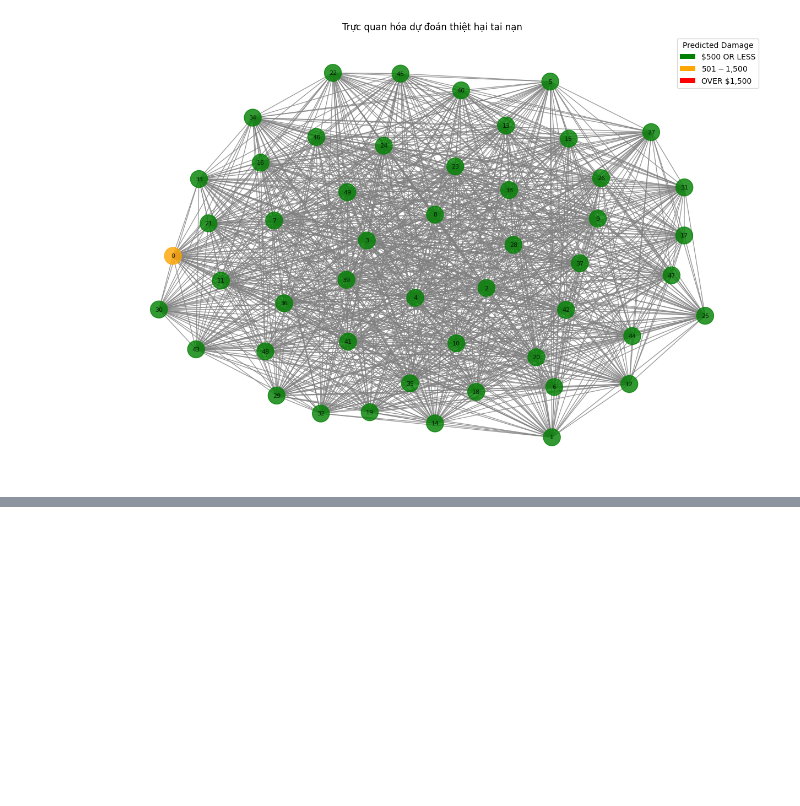
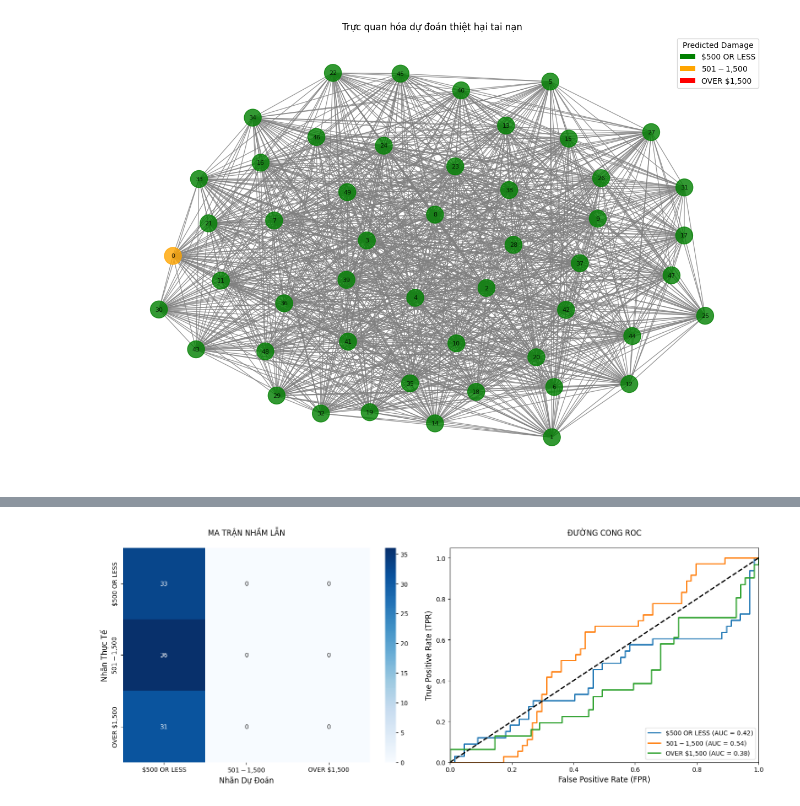
Before and after one commit to saramwon1103/traffic-accident-analysis, a Jupyter notebook: notebooks/prediction_damage.ipynb, the cells around one changed output, grey strips where cells are left out. Cells and saved outputs as stored; diff of their text form; code cells hidden in the pictures; blank space fills up the shorter version.

Commit message:
ROC-AUC evaluation and confusion matrix

```diff
--- a/notebooks/prediction_damage.ipynb
+++ b/notebooks/prediction_damage.ipynb
@@ -263,3 +263,73 @@ plt.axis('off')
 plt.show()
 # %% [output]
 [figure]
+# %%
+import pandas as pd
+import numpy as np
+import torch
+import matplotlib.pyplot as plt
+import seaborn as sns
+from sklearn.metrics import confusion_matrix, classification_report, roc_auc_score, roc_curve, auc
+from sklearn.preprocessing import label_binarize
+
+# Định nghĩa tên các lớp
+class_names = ["$500 OR LESS", "$501 - $1,500", "OVER $1,500"]
+
+def evaluate_model(true_labels, pred_labels, probabilities, class_names):
+    # 1. Phần đánh giá bằng văn bản
+    print("BÁO CÁO ĐÁNH GIÁ MÔ HÌNH CHI TIẾT")
+    print("-"*60)
+
+    # Hiển thị độ chính xác
+    accuracy = np.mean(true_labels == pred_labels)
+    print(f"\nĐộ chính xác tổng thể: {accuracy:.2%}")
+
+    # Hiển thị báo cáo phân loại
+    print("\nBáo cáo phân loại:")
+    print(classification_report(true_labels, pred_labels, target_names=class_names))
+
+    # Hiển thị AUC-ROC cho từng lớp
+    y_true_bin = label_binarize(true_labels, classes=range(len(class_names)))
+    print("\nĐiểm AUC-ROC từng lớp:")
+    for i, class_name in enumerate(class_names):
+        auc_score = roc_auc_score(y_true_bin[:, i], probabilities[:, i])
+        print(f"- {class_name}: {auc_score:.3f}")
+
+    # 2. Phần trực quan hóa bằng đồ thị
+    plt.figure(figsize=(15, 6))
+
+    # Ma trận nhầm lẫn
+    plt.subplot(1, 2, 1)
+    cm = confusion_matrix(true_labels, pred_labels)
+    sns.heatmap(cm, annot=True, fmt='d', cmap='Blues',
+                xticklabels=class_names, yticklabels=class_names)
+    plt.title('MA TRẬN NHẦM LẪN', pad=20)
+    plt.ylabel('Nhãn Thực Tế', fontsize=12)
+    plt.xlabel('Nhãn Dự Đoán', fontsize=12)
+
+    # Đường cong ROC
+    plt.subplot(1, 2, 2)
+    colors = ['#1f77b4', '#ff7f0e', '#2ca02c']
+    for i, color in zip(range(len(class_names)), colors):
+        fpr, tpr, _ = roc_curve(y_true_bin[:, i], probabilities[:, i])
+        roc_auc = auc(fpr, tpr)
+        plt.plot(fpr, tpr, color=color, lw=2,
+                 label=f'{class_names[i]} (AUC = {roc_auc:.2f})')
+
+    plt.plot([0, 1], [0, 1], 'k--', lw=2)
+    plt.xlim([0.0, 1.0])
+    plt.ylim([0.0, 1.05])
+    plt.xlabel('False Positive Rate (FPR)', fontsize=12)
+    plt.ylabel('True Positive Rate (TPR)', fontsize=12)
+    plt.title('ĐƯỜNG CONG ROC', pad=20)
+    plt.legend(loc="lower right")
+
+    plt.tight_layout()
+    plt.show()
+
+# Sử dụng hàm đánh giá
+evaluate_model(true_labels,
+               pred.cpu().numpy(),
+               probabilities.cpu().numpy(),
+               class_names)
+# %% [output]
@@ -265,0 +353 @@ plt.show()
+[figure, added]
```
Also changed, not shown: parts of 1 cell of this notebook.
